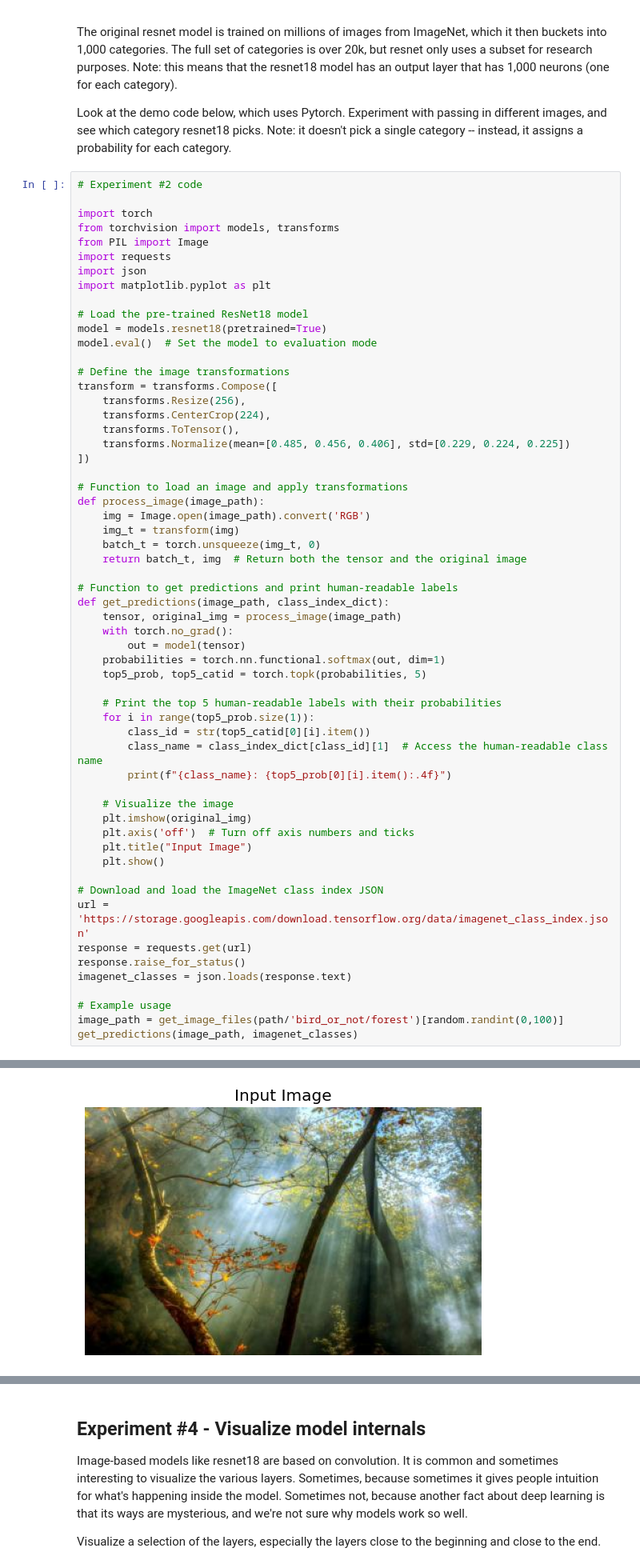
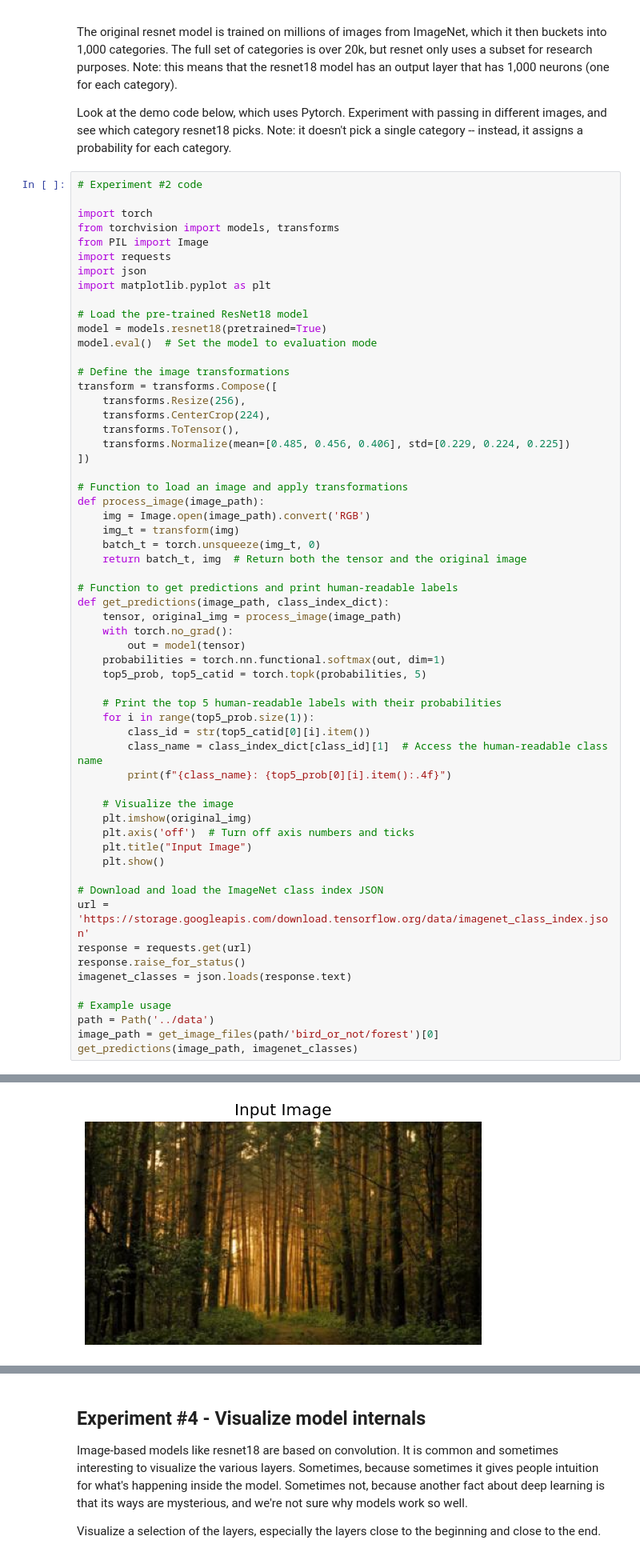
Before and after one commit to praneethys/codepath-bootcamp, a Jupyter notebook: notebooks/AI_LLM_for_Devs_Week_1_Experiment_notebook.ipynb, the cells around one changed output, grey strips where cells are left out. Shown at 80% size. Saved outputs shown, nothing was run; the diff lists cells and outputs as text.

```diff
--- a/notebooks/AI_LLM_for_Devs_Week_1_Experiment_notebook.ipynb
+++ b/notebooks/AI_LLM_for_Devs_Week_1_Experiment_notebook.ipynb
@@ -216,6 +216,7 @@ response.raise_for_status()
 imagenet_classes = json.loads(response.text)
 
 # Example usage
-image_path = get_image_files(path/'bird_or_not/forest')[random.randint(0,100)]
+path = Path('../data')
+image_path = get_image_files(path/'bird_or_not/forest')[0]
 get_predictions(image_path, imagenet_classes)
 # %% [output]
@@ -227,4 +228,4 @@ worm_fence: 0.0330
-[figure, old version]
+[figure, new version]
 # %%
 image_path = get_image_files(path/'bird_or_not/bird')[random.randint(0, 100)]
 get_predictions(image_path, imagenet_classes)
```
Also changed, not shown: parts of 14 cells of this notebook.
